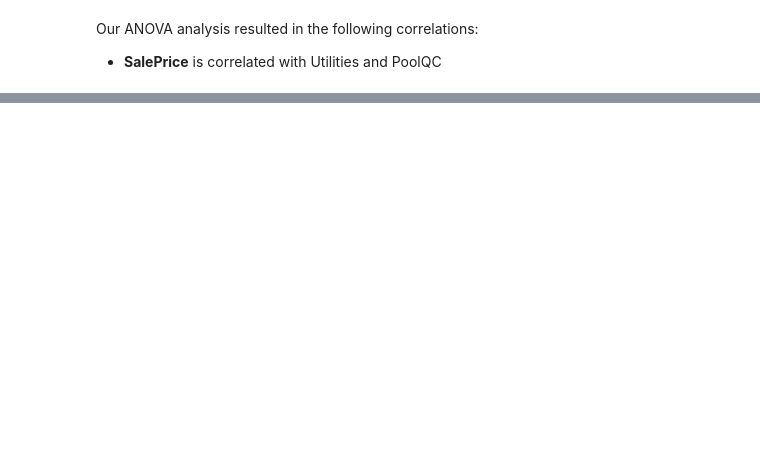
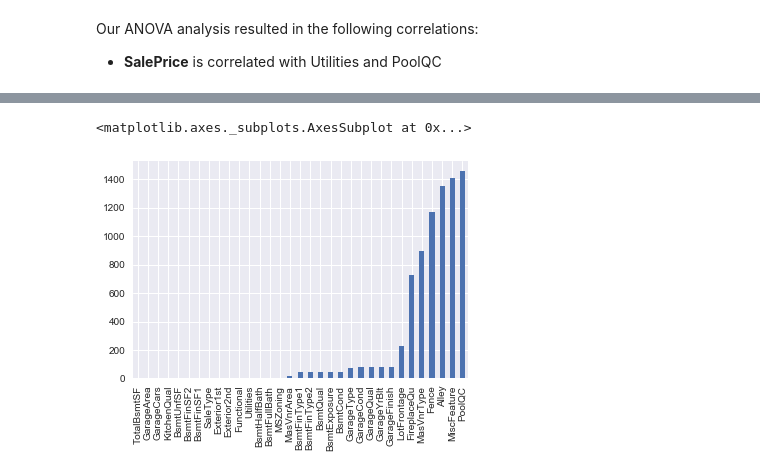
Before and after one commit to ConorFeeney/IS540-Project-2, a Jupyter notebook: Data Audit Report.ipynb, the cells around one changed output, grey strips where cells are left out. Saved outputs shown, nothing was run; the diff lists cells and outputs as text; code cells hidden in the pictures; blank space fills up the shorter version.

```diff
--- a/Data Audit Report.ipynb
+++ b/Data Audit Report.ipynb
@@ -1055,0 +1046,7 @@ Our ANOVA analysis resulted in the following correlations:
+# %%
+# Reading in our test data set
+housetest = pd.read_csv("test.csv",header=0,na_values='None')
+housetest.MSSubClass = housetest.MSSubClass.astype(str)
+# Data describe
+
+print(housetest.describe())
@@ -1055,0 +1103,8 @@ Our ANOVA analysis resulted in the following correlations:
+# %%
+missing = housetest.isnull().sum()
+missing = missing[missing > 0]
+missing.sort_values(inplace=True)
+missing.plot.bar()
+# %% [output]
+<matplotlib.axes._subplots.AxesSubplot at 0x...>
+[figure, added]
```
Also changed, not shown: parts of 17 cells of this notebook, 2 other files.
